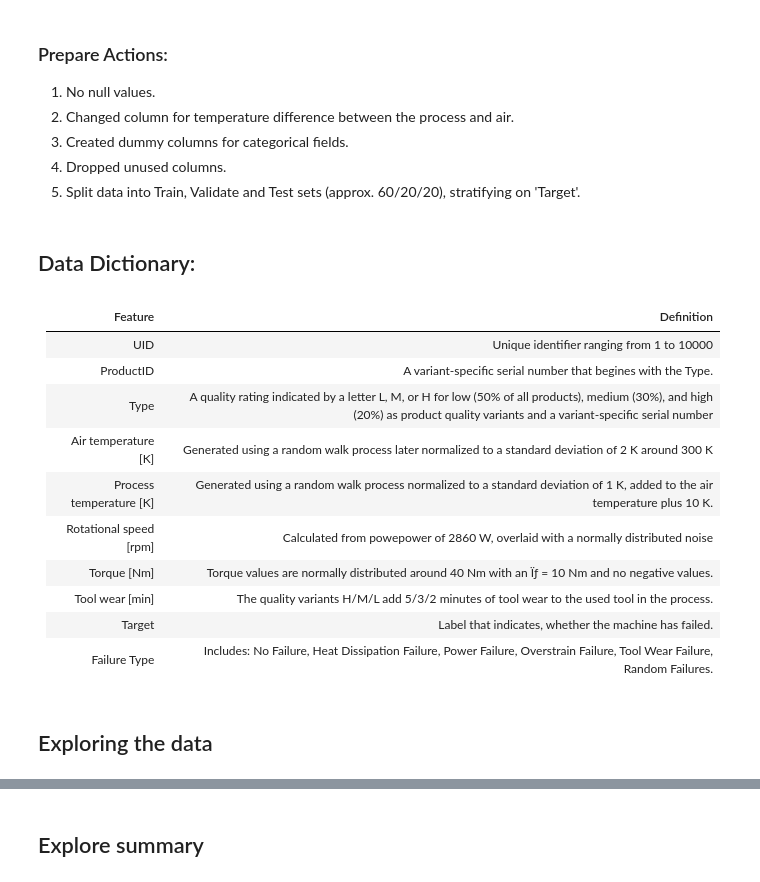
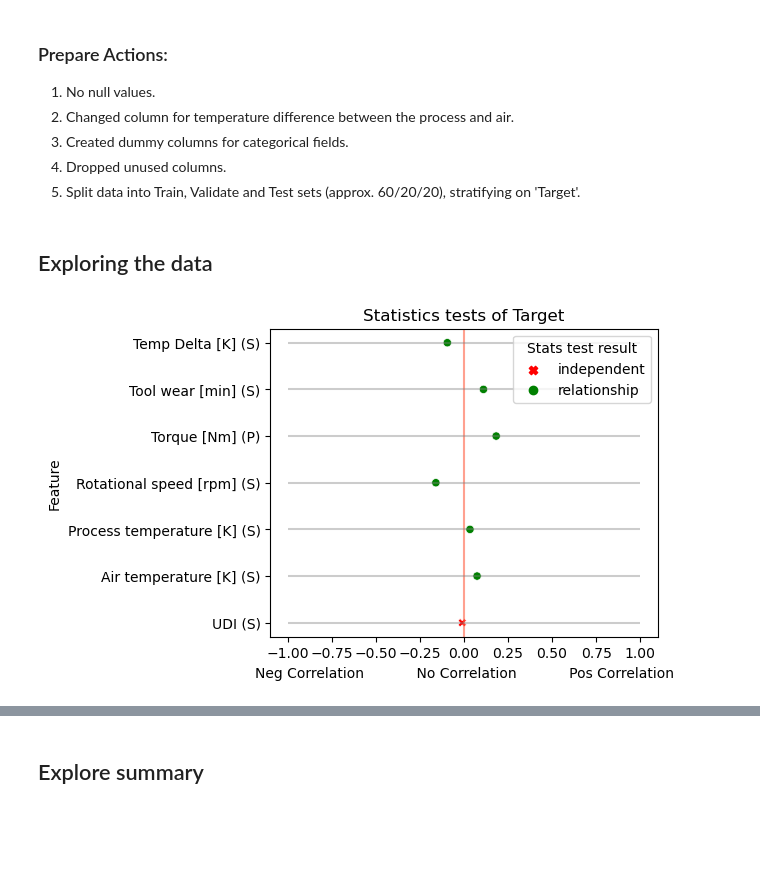
Before and after one commit to JoshuaHolt-Tech/proactive-maintence-project, a Jupyter notebook: final_pred_maint.ipynb, the cells around one changed output, grey strips where cells are left out. Drawn from its saved outputs; the diff is of its cells as text; code cells hidden in the pictures; blank space fills up the shorter version.

```diff
--- a/final_pred_maint.ipynb
+++ b/final_pred_maint.ipynb
@@ -13,0 +24,5 @@ Need to fix:
+# %%
+#setting global variables
+random_seed=1969
+target_col = 'Target'
+alpha = 0.05
@@ -21,6 +52,8 @@ Need to fix:
 - The query resulted in 10 columns and 10,000 rows.
 - Each row represents a record about a piece of equipment.
 - Each column represents a feature associated with that equipment.
+# %%
+df = w.wrangle_data()
 # %% [markdown]
 ## Prepare
 # %% [markdown]
@@ -30,21 +63,11 @@ Need to fix:
 3. Created dummy columns for categorical fields.
 4. Dropped unused columns.
 5. Split data into Train, Validate and Test sets (approx. 60/20/20), stratifying on 'Target'.
-# %% [markdown]
-## Data Dictionary:
-# %% [markdown]
-
-| Feature |	Definition |
-|:--------|:-----------|
-|UID| Unique identifier ranging from 1 to 10000|
-|ProductID| A variant-specific serial number that begines with the Type.|
-|Type| A quality rating indicated by a letter L, M, or H for low (50% of all products), medium (30%), and high (20%) as product quality variants and a variant-specific serial number|
-|Air temperature [K]| Generated using a random walk process later normalized to a standard deviation of 2 K around 300 K|
-|Process temperature [K]| Generated using a random walk process normalized to a standard deviation of 1 K, added to the air temperature plus 10 K.|
-|Rotational speed [rpm]| Calculated from powepower of 2860 W, overlaid with a normally distributed noise|
-|Torque [Nm]| Torque values are normally distributed around 40 Nm with an Ïƒ = 10 Nm and no negative values.|
-|Tool wear [min]|  The quality variants H/M/L add 5/3/2 minutes of tool wear to the used tool in the process.|
-|Target|  Label that indicates, whether the machine has failed.|
-|Failure Type| Includes: No Failure, Heat Dissipation Failure, Power Failure, Overstrain Failure, Tool Wear Failure, Random Failures.|
+# %%
+train, val, test = w.train_validate(df, stratify_col = 'Target')
 # %% [markdown]
 ## Exploring the data
+# %%
+e.correlation_test(train, target_col)
+# %% [output]
+[figure, added]
```
Also changed, not shown: parts of 15 cells of this notebook, 6 other files.
